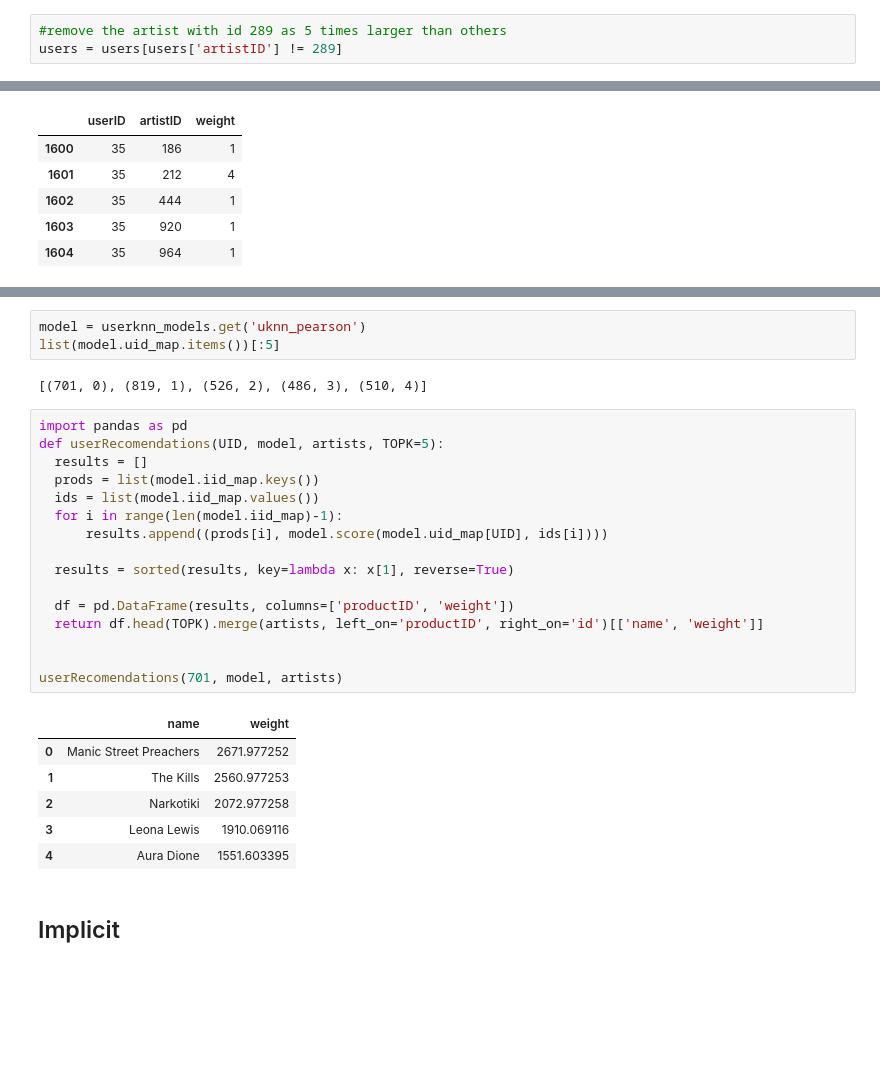
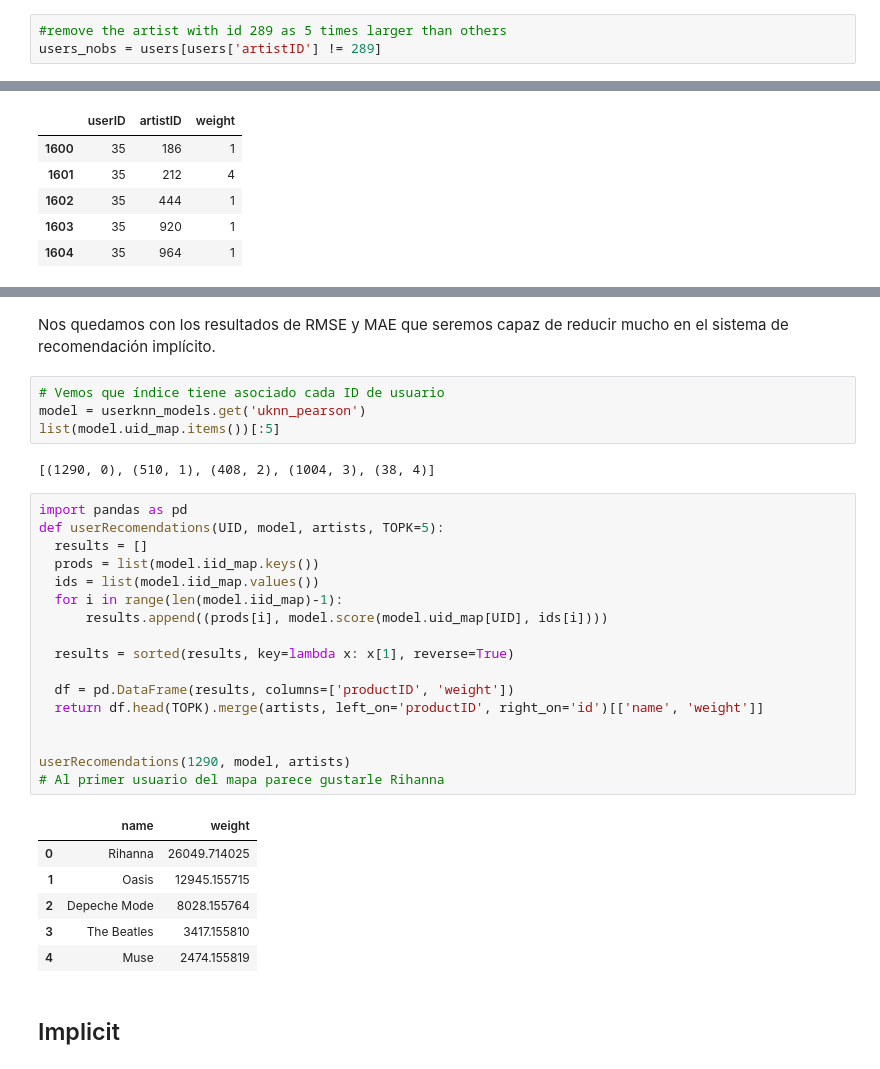
Before and after one commit to apardods/ml3-p2, a Jupyter notebook: ml3_project2.ipynb, the cells around one changed output, grey strips where cells are left out. Drawn from its saved outputs; the diff is of its cells as text; blank space fills up the shorter version.

```diff
--- a/ml3_project2.ipynb
+++ b/ml3_project2.ipynb
@@ -138,4 +154,4 @@ top_artists.head(10)
 # %%
 #remove the artist with id 289 as 5 times larger than others
-users = users[users['artistID'] != 289]
+users_nobs = users[users['artistID'] != 289]
 # %%
@@ -206,31 +222,35 @@ UserKNN-Pearson-MC |  921.8277 |  972.1176 |       0.0094 |     0.2396 |     0.4
+# %% [markdown]
+Nos quedamos con los resultados de RMSE y MAE que seremos capaz de reducir mucho en el sistema de recomendación implícito.
 # %%
+# Vemos que índice tiene asociado cada ID de usuario
 model = userknn_models.get('uknn_pearson')
 list(model.uid_map.items())[:5]
 # %% [output]
-[(701, 0), (819, 1), (526, 2), (486, 3), (510, 4)]
+[(1290, 0), (510, 1), (408, 2), (1004, 3), (38, 4)]
 # %%
 import pandas as pd
 def userRecomendations(UID, model, artists, TOPK=5):
   results = []
   prods = list(model.iid_map.keys())
   ids = list(model.iid_map.values())
   for i in range(len(model.iid_map)-1):
       results.append((prods[i], model.score(model.uid_map[UID], ids[i])))
 
   results = sorted(results, key=lambda x: x[1], reverse=True)
 
   df = pd.DataFrame(results, columns=['productID', 'weight'])
   return df.head(TOPK).merge(artists, left_on='productID', right_on='id')[['name', 'weight']]
 
 
-userRecomendations(701, model, artists)
+userRecomendations(1290, model, artists)
+# Al primer usuario del mapa parece gustarle Rihanna
 # %% [output]
 |  | name | weight |
-| 0 | Manic Street Preachers | 2671.977252 |
-| 1 | The Kills | 2560.977253 |
-| 2 | Narkotiki | 2072.977258 |
-| 3 | Leona Lewis | 1910.069116 |
-| 4 | Aura Dione | 1551.603395 |
+| 0 | Rihanna | 26049.714025 |
+| 1 | Oasis | 12945.155715 |
+| 2 | Depeche Mode | 8028.155764 |
+| 3 | The Beatles | 3417.155810 |
+| 4 | Muse | 2474.155819 |
 # %% [markdown]
 ## Implicit
 # %%
```
Also changed, not shown: parts of 13 cells of this notebook, 19 other files.
